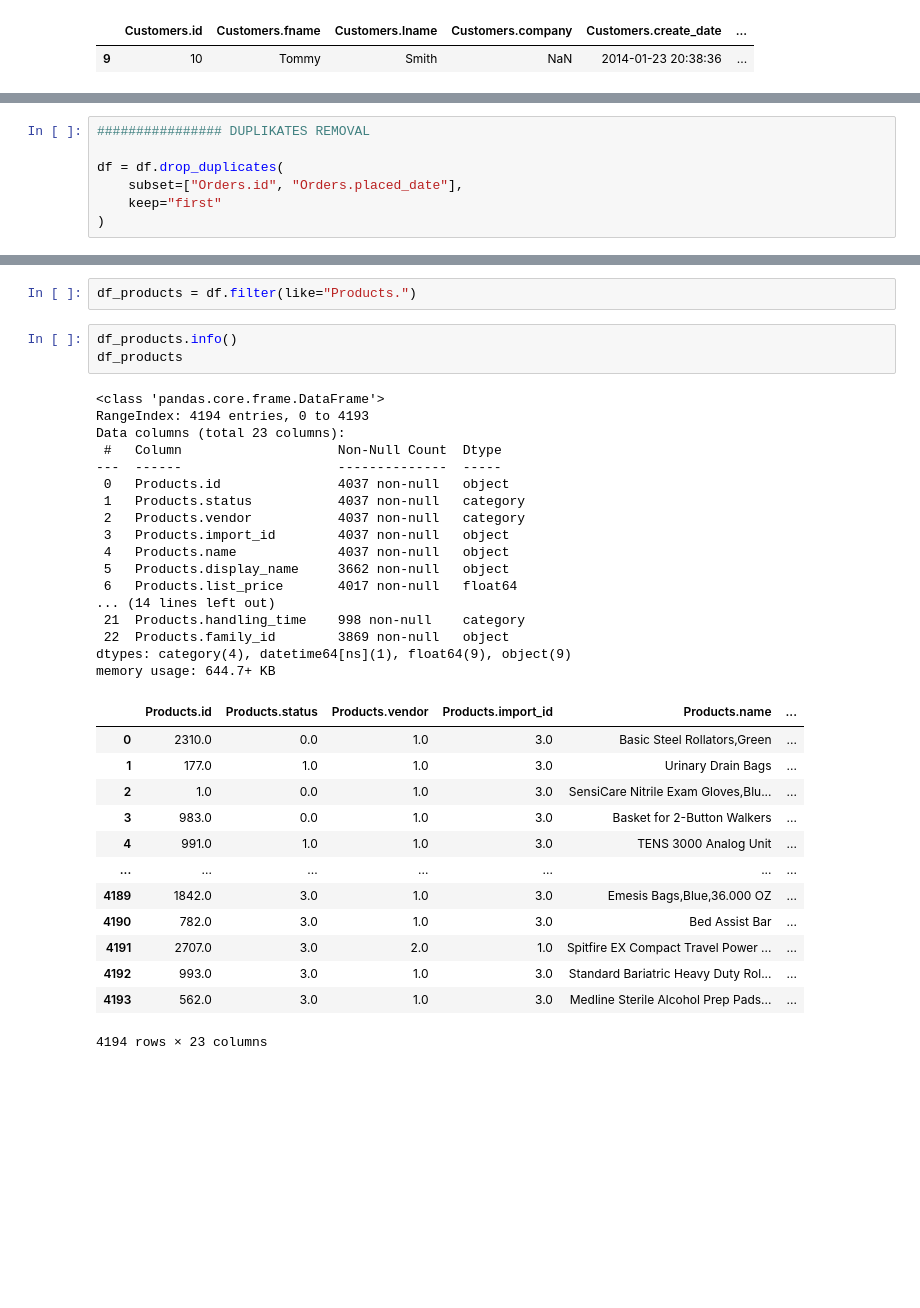
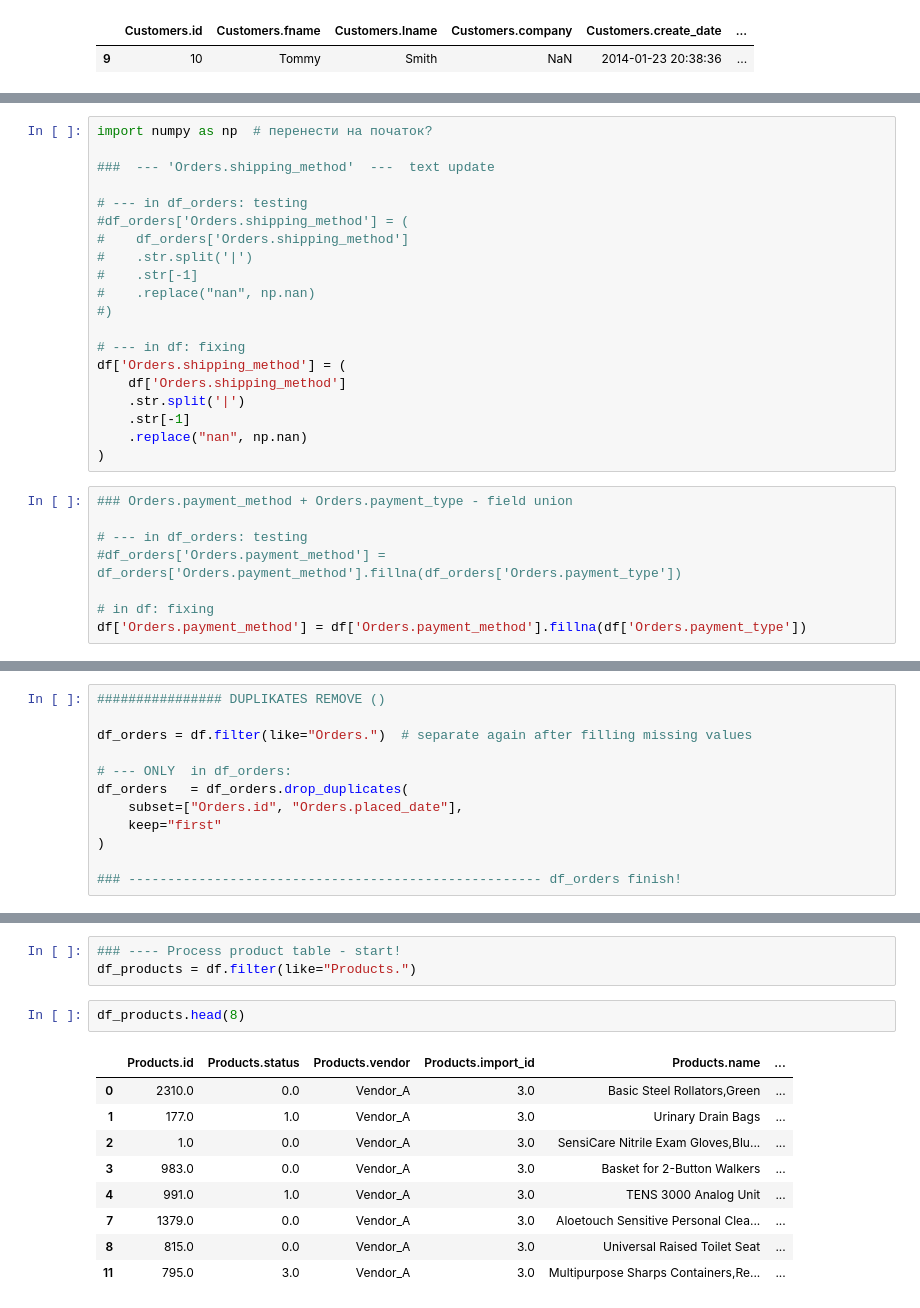
Before and after one commit to data-mosaic/Anna-Project, a Jupyter notebook: notebooks/01_exploration.ipynb, the cells around one changed output, grey strips where cells are left out. Drawn from its saved outputs; the diff is of its cells as text; blank space fills up the shorter version.

```diff
--- a/notebooks/01_exploration.ipynb
+++ b/notebooks/01_exploration.ipynb
@@ -593,0 +633,28 @@ See the caveats in the documentation: https://pandas.pydata.org/pandas-docs/stab
+# %%
+import numpy as np  # перенести на початок?
+
+###  --- 'Orders.shipping_method'  ---  text update
+
+# --- in df_orders: testing
+#df_orders['Orders.shipping_method'] = (
+#    df_orders['Orders.shipping_method']
+#    .str.split('|')
+#    .str[-1]
+#    .replace("nan", np.nan)
+#)
+
+# --- in df: fixing
+df['Orders.shipping_method'] = (
+    df['Orders.shipping_method']
+    .str.split('|')
+    .str[-1]
+    .replace("nan", np.nan)
+)
+# %%
+### Orders.payment_method + Orders.payment_type - field union
+
+# --- in df_orders: testing
+#df_orders['Orders.payment_method'] = df_orders['Orders.payment_method'].fillna(df_orders['Orders.payment_type'])
+
+# in df: fixing
+df['Orders.payment_method'] = df['Orders.payment_method'].fillna(df['Orders.payment_type'])
@@ -632,8 +755,13 @@ df_orders[df_orders['Orders.id'] == 7357]
 1 rows × 25 columns
 # %%
-################ DUPLIKATES REMOVAL
+################ DUPLIKATES REMOVE ()
 
-df = df.drop_duplicates(
+df_orders = df.filter(like="Orders.")  # separate again after filling missing values
+
+# --- ONLY  in df_orders:
+df_orders   = df_orders.drop_duplicates(
     subset=["Orders.id", "Orders.placed_date"],
     keep="first"
 )
+
+### ----------------------------------------------------- df_orders finish!
@@ -640,36 +889,15 @@ df = df.drop_duplicates(
 # %%
+### ---- Process product table - start!
 df_products = df.filter(like="Products.")
 # %%
-df_products.info()
-df_products
+df_products.head(8)
 # %% [output]
-<class 'pandas.core.frame.DataFrame'>
-RangeIndex: 4194 entries, 0 to 4193
-Data columns (total 23 columns):
- #   Column                    Non-Null Count  Dtype
----  ------                    --------------  -----
- 0   Products.id               4037 non-null   object
- 1   Products.status           4037 non-null   category
- 2   Products.vendor           4037 non-null   category
- 3   Products.import_id        4037 non-null   object
- 4   Products.name             4037 non-null   object
- 5   Products.display_name     3662 non-null   object
- 6   Products.list_price       4017 non-null   float64
-... (14 lines left out)
- 21  Products.handling_time    998 non-null    category
- 22  Products.family_id        3869 non-null   object
-dtypes: category(4), datetime64[ns](1), float64(9), object(9)
-memory usage: 644.7+ KB
 |  | Products.id | Products.status | Products.vendor | Products.import_id | Products.name | ... |
-| 0 | 2310.0 | 0.0 | 1.0 | 3.0 | Basic Steel Rollators,Green | ... |
-| 1 | 177.0 | 1.0 | 1.0 | 3.0 | Urinary Drain Bags | ... |
-| 2 | 1.0 | 0.0 | 1.0 | 3.0 | SensiCare Nitrile Exam Gloves,Blu... | ... |
-| 3 | 983.0 | 0.0 | 1.0 | 3.0 | Basket for 2-Button Walkers | ... |
-| 4 | 991.0 | 1.0 | 1.0 | 3.0 | TENS 3000 Analog Unit | ... |
-| ... | ... | ... | ... | ... | ... | ... |
-| 4189 | 1842.0 | 3.0 | 1.0 | 3.0 | Emesis Bags,Blue,36.000 OZ | ... |
-| 4190 | 782.0 | 3.0 | 1.0 | 3.0 | Bed Assist Bar | ... |
-| 4191 | 2707.0 | 3.0 | 2.0 | 1.0 | Spitfire EX Compact Travel Power ... | ... |
-| 4192 | 993.0 | 3.0 | 1.0 | 3.0 | Standard Bariatric Heavy Duty Rol... | ... |
-| 4193 | 562.0 | 3.0 | 1.0 | 3.0 | Medline Sterile Alcohol Prep Pads... | ... |
+| 0 | 2310.0 | 0.0 | Vendor_A | 3.0 | Basic Steel Rollators,Green | ... |
+| 1 | 177.0 | 1.0 | Vendor_A | 3.0 | Urinary Drain Bags | ... |
+| 2 | 1.0 | 0.0 | Vendor_A | 3.0 | SensiCare Nitrile Exam Gloves,Blu... | ... |
+| 3 | 983.0 | 0.0 | Vendor_A | 3.0 | Basket for 2-Button Walkers | ... |
+| 4 | 991.0 | 1.0 | Vendor_A | 3.0 | TENS 3000 Analog Unit | ... |
+| 7 | 1379.0 | 0.0 | Vendor_A | 3.0 | Aloetouch Sensitive Personal Clea... | ... |
+| 8 | 815.0 | 0.0 | Vendor_A | 3.0 | Universal Raised Toilet Seat | ... |
+| 11 | 795.0 | 3.0 | Vendor_A | 3.0 | Multipurpose Sharps Containers,Re... | ... |
-4194 rows × 23 columns
```
Also changed, not shown: parts of 64 cells of this notebook.
